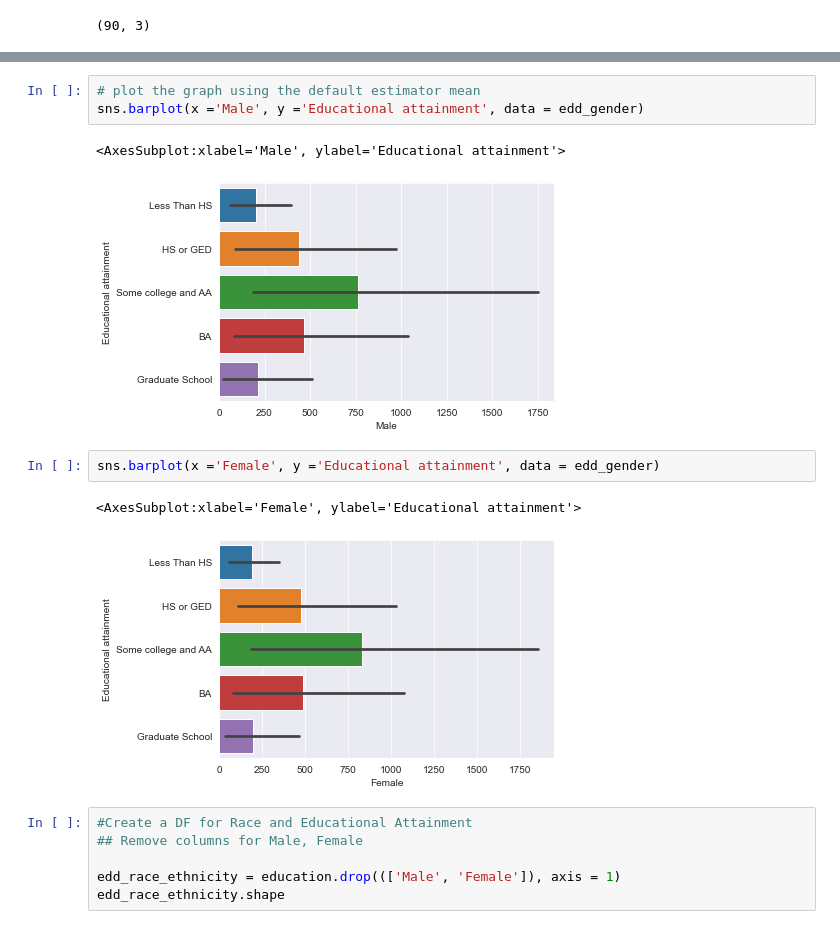
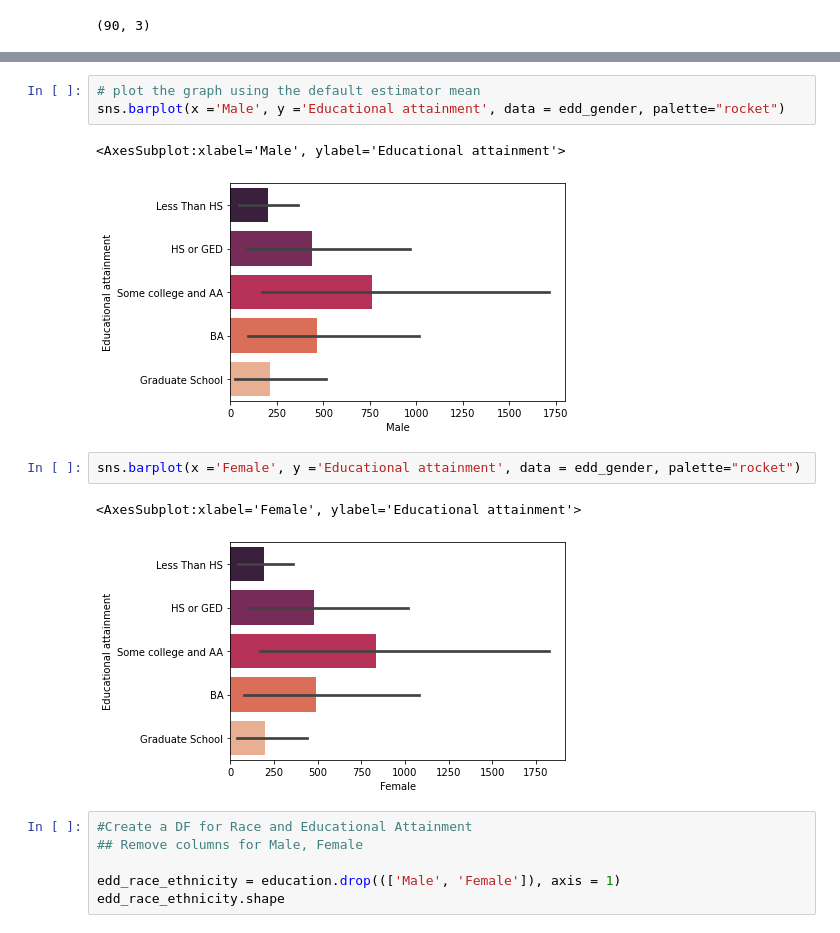
Before and after one commit to aliescont/WiD_Residency_2021_October, a Jupyter notebook: Team_1/Educational Attainment_EDA_MC.ipynb, the cells around one changed output, grey strips where cells are left out. Saved outputs shown, nothing was run; the diff lists cells and outputs as text.

```diff
--- a/Team_1/Educational Attainment_EDA_MC.ipynb
+++ b/Team_1/Educational Attainment_EDA_MC.ipynb
@@ -290,14 +290,14 @@ edd_gender.groupby('Educational attainment').sum(['Male', 'Female']).plot(kind =
 # %%
 # plot the graph using the default estimator mean
-sns.barplot(x ='Male', y ='Educational attainment', data = edd_gender)
+sns.barplot(x ='Male', y ='Educational attainment', data = edd_gender, palette="rocket")
 # %% [output]
 <AxesSubplot:xlabel='Male', ylabel='Educational attainment'>
-[figure, old version]
+[figure, new version]
 # %%
-sns.barplot(x ='Female', y ='Educational attainment', data = edd_gender)
+sns.barplot(x ='Female', y ='Educational attainment', data = edd_gender, palette="rocket")
 # %% [output]
 <AxesSubplot:xlabel='Female', ylabel='Educational attainment'>
-[figure, old version]
+[figure, new version]
 # %%
 #Create a DF for Race and Educational Attainment
 ## Remove columns for Male, Female
```
Also changed, not shown: parts of 14 cells of this notebook, 1 other file.
